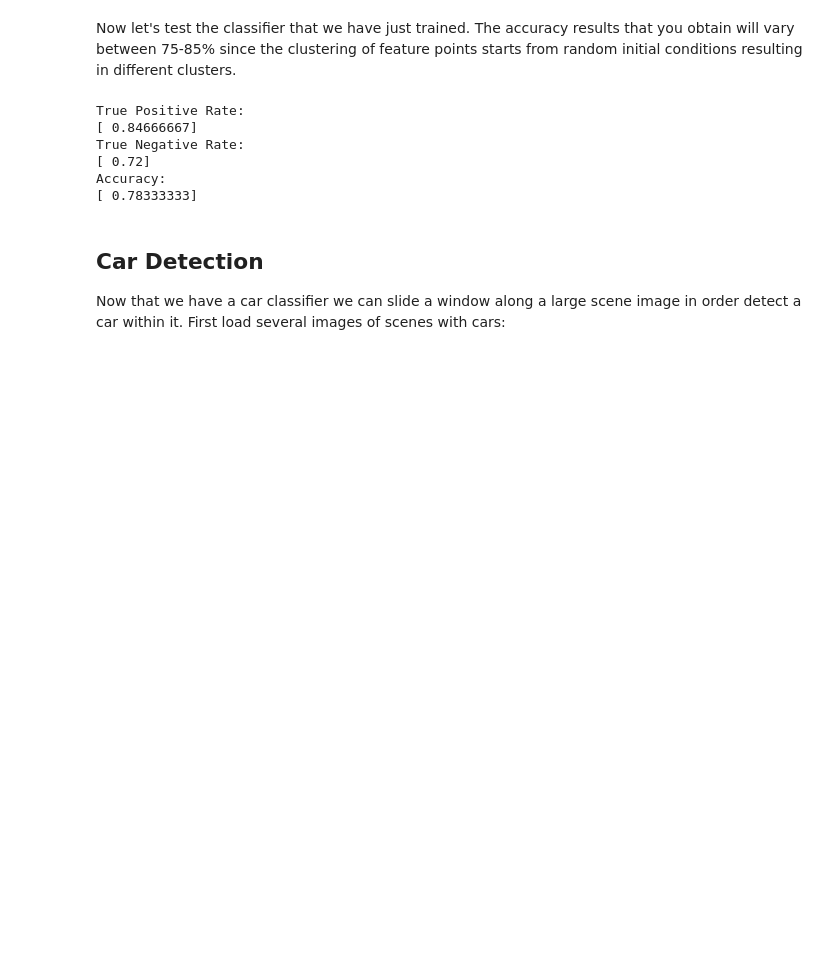
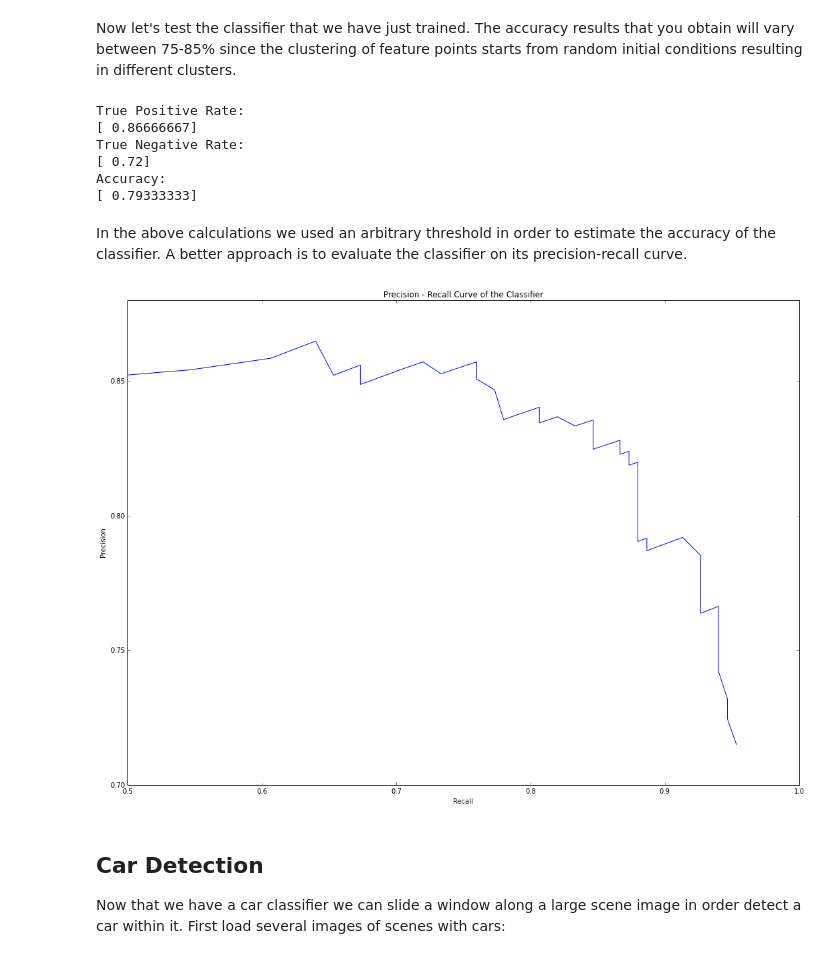
Before and after one commit to svepe/rss-demos, a Jupyter notebook: Object Classification.ipynb, the cells around one changed output. Saved outputs shown, nothing was run; the diff lists cells and outputs as text; code cells hidden in the pictures; blank space fills up the shorter version.

```diff
--- a/Object Classification.ipynb
+++ b/Object Classification.ipynb
@@ -253,12 +251,7 @@ for img in test_car_images:
     test_car_bows = np.vstack((test_car_bows, bow))
 
 # Predict the label of each test car image
-_, results = ann.predict(np.float32(test_car_bows))
-
-# Calculate the true postive rate of the classifier
-true_positive = sum(results > 0.5) / float(len(results))
-print "True Positive Rate: "
-print true_positive
+_, car_results = ann.predict(np.float32(test_car_bows))
 
 # Apply the classifier to each no car test image
 # Get the no car test images BOWs
@@ -269,10 +262,16 @@ for img in test_nocar_images:
     test_nocar_bows = np.vstack((test_nocar_bows, bow))
 
 # Predict the label of each test no car image
-_, results = ann.predict(np.float32(test_nocar_bows))
+_, nocar_results = ann.predict(np.float32(test_nocar_bows))
+
+
+# Calculate the true postive rate of the classifier
+true_positive = sum(car_results > 0.5) / float(len(car_results))
+print "True Positive Rate: "
+print true_positive
 
 # Calculate the true negative rate of the classifier
-true_negative = sum(results < 0.5) / float(len(results))
+true_negative = sum(nocar_results < 0.5) / float(len(nocar_results))
 print "True Negative Rate: "
 print true_negative
 
@@ -282,11 +281,32 @@ print "Accuracy: "
 print accuracy
 # %% [output]
 True Positive Rate:
-[ 0.84666667]
+[ 0.86666667]
 True Negative Rate:
 [ 0.72]
 Accuracy:
-[ 0.78333333]
+[ 0.79333333]
+# %% [markdown]
+In the above calculations we used an arbitrary threshold in order to estimate the accuracy of the classifier. A better approach is to evaluate the classifier on its precision-recall curve.
+# %%
+thresholds = [0.01 * x for x in range(0, 101)]
+precision = np.zeros((len(thresholds)))
+recall = np.zeros((len(thresholds)))
+
+for i, thresh in enumerate(thresholds):
+    tp = float(sum(car_results > thresh))
+    fp = float(sum(nocar_results > thresh))
+    fn = float(sum(car_results < thresh))
+    precision[i] =  tp / (tp + fp)
+    recall[i] = tp / (tp + fn)
+
+plt.plot(recall, precision)
+plt.xlabel("Recall")
+plt.ylabel("Precision")
+plt.title("Precision - Recall Curve of the Classifier")
+plt.show()
+# %% [output]
+[figure, added]
 # %% [markdown]
 ## Car Detection
 
```
Also changed, not shown: parts of 5 cells of this notebook.
